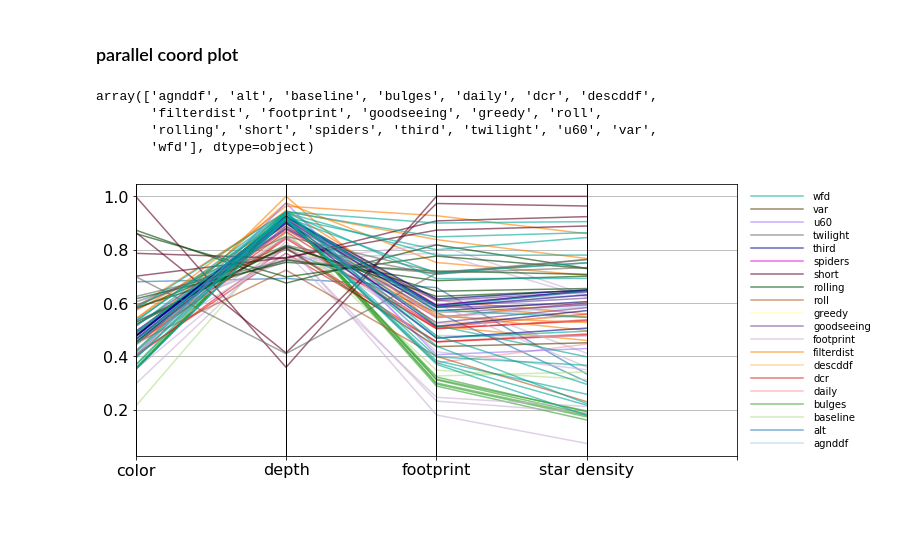
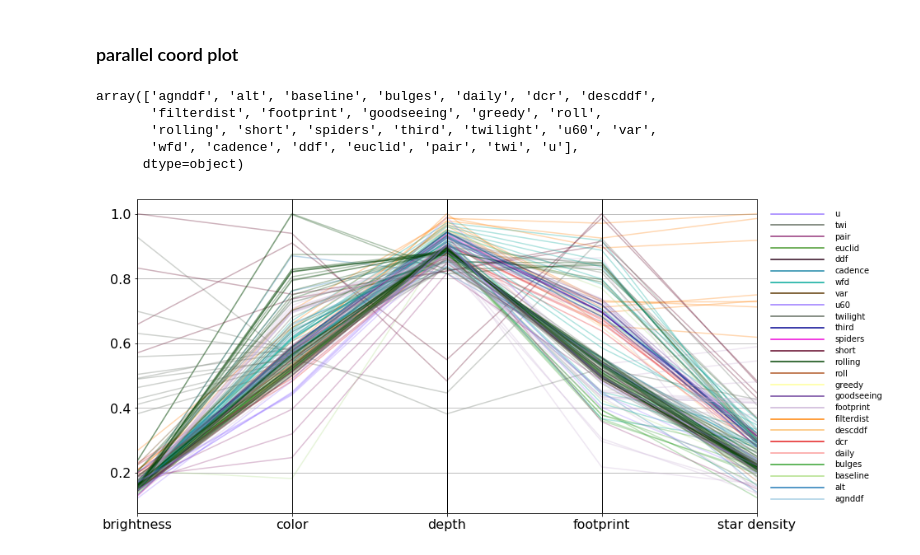
Before and after one commit to fedhere/LSSTunknowns, a Jupyter notebook: tdAnom/plot_radar_parallel.ipynb, the cells around one changed output. Cells and saved outputs as stored; diff of their text form; code cells hidden in the pictures; blank space fills up the shorter version.

Commit message:
add parallel coord plot

```diff
--- a/tdAnom/plot_radar_parallel.ipynb
+++ b/tdAnom/plot_radar_parallel.ipynb
@@ -308,11 +308,40 @@ family2color = {'agnddf': '#a6cee3',
  'u60': '#9978ff',
  'var': '#5b3600',
  'wfd': '#00a799'}
+# %%
+family2color = {'agnddf': '#a6cee3',
+ 'alt': '#1f78b4',
+ 'baseline': '#b2df8a',
+ 'bulges': '#33a02c',
+ 'daily': '#fb9a99',
+ 'dcr': '#e31a1c',
+ 'descddf': '#fdbf6f',
+ 'filterdist': '#ff7f00',
+ 'footprint': '#cab2d6',
+ 'goodseeing': '#6a3d9a',
+ 'greedy': '#ffff99',
+ 'roll': '#b15928',
+ 'rolling': '#004301',
+ 'short': '#5e0022',
+ 'spiders': '#ed00d7',
+ 'third': '#00008f',
+ 'twilight': '#626d60',
+ 'u60': '#9978ff',
+ 'var': '#5b3600',
+ 'wfd': '#00a799',
+ 'cadence': '#1F87A7',
+ 'ddf': '#2A0319',
+ 'euclid': '#46982C',
+ 'pair': '#933379',
+ 'twi': '#626d60',
+ 'u': '#9978ff'}
 # %%
 def get_family(df):
     """get family of opsim"""
 
     return df['db'].split('_')[0]
+# %%
+df_radar = pd.read_csv( './data_v1_5/df_radar_all_v1_5_v1_7.csv' )
 # %%
 df_radar['family'] = df_radar.apply(get_family, axis=1)
 # %%
@@ -321,28 +350,31 @@ df_radar.family.unique()
 array(['agnddf', 'alt', 'baseline', 'bulges', 'daily', 'dcr', 'descddf',
        'filterdist', 'footprint', 'goodseeing', 'greedy', 'roll',
        'rolling', 'short', 'spiders', 'third', 'twilight', 'u60', 'var',
-       'wfd'], dtype=object)
+       'wfd', 'cadence', 'ddf', 'euclid', 'pair', 'twi', 'u'],
+      dtype=object)
 # %%
 colorlist = [ family2color[i] for i in df_radar.family.values ]
 # %%
-fig = plt.figure(figsize=(12,5))
+fig = plt.figure(figsize=(15,7))
 #pl.rcParams["font.size"] = 20
 gs = fig.add_gridspec(1, 10)
 ax = fig.add_subplot(gs[0, :9])
-FoMvars = ['FoM_tgaps', 'FoM_depth', 'FoM_EG', 'FoM_Gal',]
+#FoMvars = ['FoM_tgaps', 'FoM_depth', 'FoM_EG', 'FoM_Gal',]
+FoMvars = ['brightness', 'color', 'depth', 'footprint', 'star density']
+
 
 ax = pd.plotting.parallel_coordinates(
-    df_radar, "db", FoMvars, color=colorlist, alpha=0.6)
+    df_radar, "db", FoMvars, color=colorlist, alpha=0.3,)
 
-plt.xticks([0,1,2,3,4], labels=["color", "depth", "footprint", "star density"],)
+plt.xticks([0,1,2,3,4], labels=["brightness", "color", "depth", "footprint", "star density"],)
 #           fontsize=20)
 ax.legend().remove()
 ax = fig.add_subplot(gs[0, 9:])
 for i,c in enumerate(family2color):
-    ax.plot([0, 1], [i,i], color=family2color[c], alpha=0.6)
+    ax.plot([0, 1], [i,i], color=family2color[c], alpha=1)
     ax.text(1.2, i, c, ha="left", va='center')
     ax.axis('off')
 
-#plt.savefig('figures/opsimParallelCoord.pdf')
+plt.savefig('figures/opsimParallelCoord.pdf')
 # %% [output]
-[figure, old version]
+[figure, new version]
```
Also changed, not shown: parts of 3 cells of this notebook, 3 other files.
